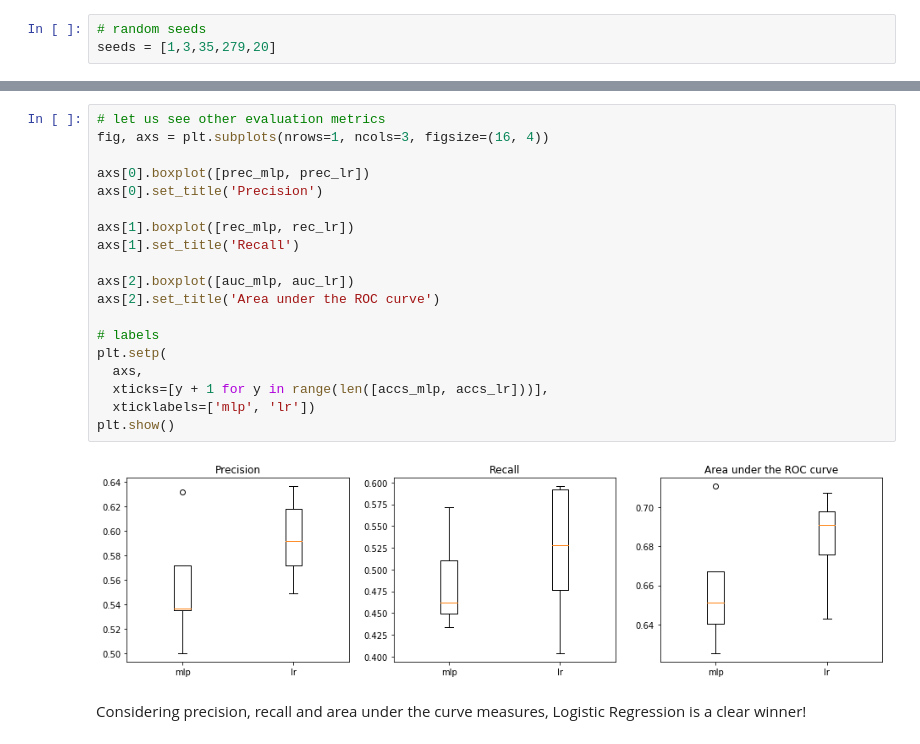
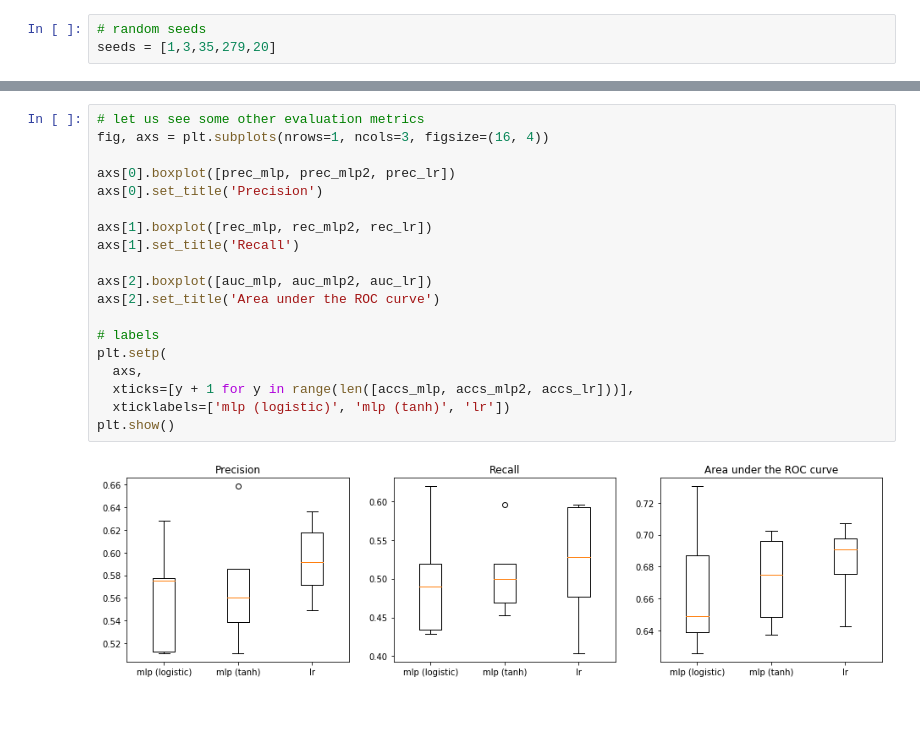
Before and after one commit to PANDYA21/humanOrNot, a Jupyter notebook: human_or_not_binary_classifier_training_and_evaluation.ipynb, the cells around one changed output, grey strips where cells are left out. Saved outputs shown, nothing was run; the diff lists cells and outputs as text; blank space fills up the shorter version.

```diff
--- a/human_or_not_binary_classifier_training_and_evaluation.ipynb
+++ b/human_or_not_binary_classifier_training_and_evaluation.ipynb
@@ -103,23 +99,21 @@ Considering these aspects, one could choose simply LR over MLP. However, other e
 # %%
-# let us see other evaluation metrics
+# let us see some other evaluation metrics
 fig, axs = plt.subplots(nrows=1, ncols=3, figsize=(16, 4))
 
-axs[0].boxplot([prec_mlp, prec_lr])
+axs[0].boxplot([prec_mlp, prec_mlp2, prec_lr])
 axs[0].set_title('Precision')
 
-axs[1].boxplot([rec_mlp, rec_lr])
+axs[1].boxplot([rec_mlp, rec_mlp2, rec_lr])
 axs[1].set_title('Recall')
 
-axs[2].boxplot([auc_mlp, auc_lr])
+axs[2].boxplot([auc_mlp, auc_mlp2, auc_lr])
 axs[2].set_title('Area under the ROC curve')
 
 # labels
 plt.setp(
   axs,
-  xticks=[y + 1 for y in range(len([accs_mlp, accs_lr]))],
-  xticklabels=['mlp', 'lr'])
+  xticks=[y + 1 for y in range(len([accs_mlp, accs_mlp2, accs_lr]))],
+  xticklabels=['mlp (logistic)', 'mlp (tanh)', 'lr'])
 plt.show()
 # %% [output]
-[figure, old version]
+[figure, new version]
-# %% [markdown]
-Considering precision, recall and area under the curve measures, Logistic Regression is a clear winner!
```
Also changed, not shown: parts of 4 cells of this notebook, 12 other files.
